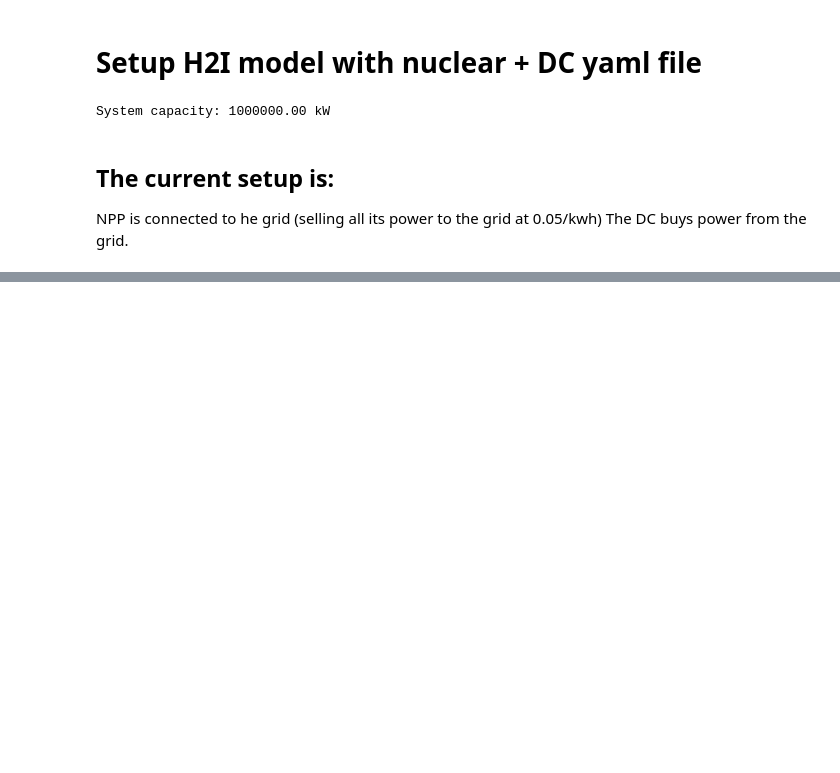
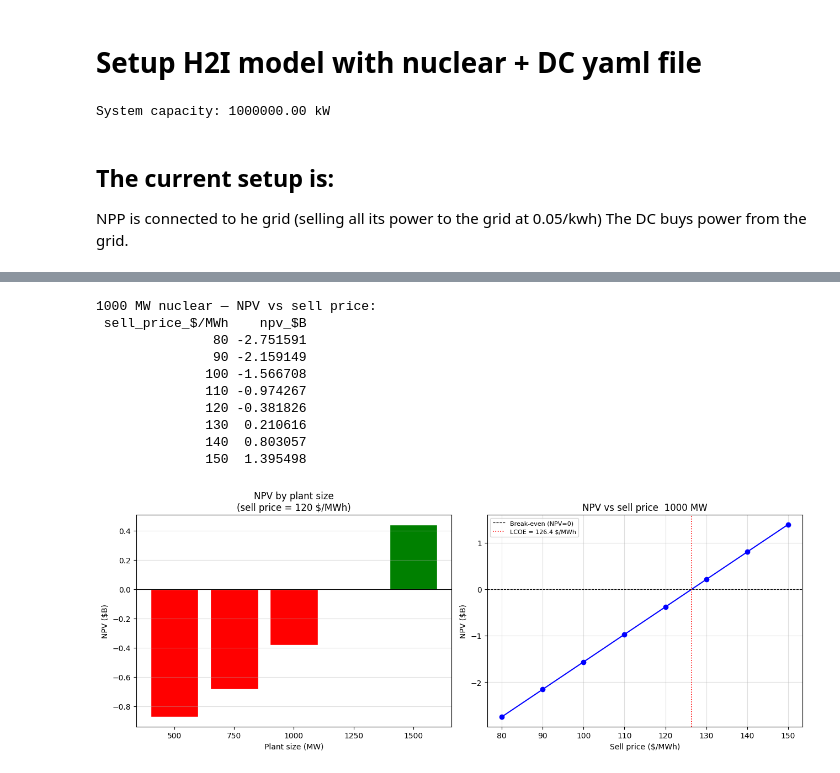
Before and after one commit to vijay092/H2Integrate, a Jupyter notebook: examples/32_nuclear_DC_case_1/run_nuclear_DC.ipynb, the cells around one changed output, grey strips where cells are left out. Saved outputs shown, nothing was run; the diff lists cells and outputs as text; code cells hidden in the pictures; blank space fills up the shorter version.

```diff
--- a/examples/32_nuclear_DC_case_1/run_nuclear_DC.ipynb
+++ b/examples/32_nuclear_DC_case_1/run_nuclear_DC.ipynb
@@ -248,0 +230,75 @@ FileNotFoundError: [Errno 2] No such file or directory: 'examples/32_nuclear_DC_
+# %%
+# ── NPV vs sell price at a fixed plant size ───────────────────────────────────
+fixed_capacity_mw = 1000
+fixed_capacity_kw = fixed_capacity_mw * 1000
+
+h2i.prob.set_val('nuclear.system_capacity',   fixed_capacity_kw, units='kW')
+h2i.prob.set_val('grid.interconnection_size', fixed_capacity_kw, units='kW')
+h2i.prob.set_val('nuclear.electricity_demand', np.full(8760, fixed_capacity_kw), units='kW')
+h2i.prob.set_val('grid.electricity_demand',    np.full(8760, 500_000), units='kW')
+
+sell_prices_mwh = [80, 90, 100, 110, 120, 130, 140, 150]
+price_sweep = []
+
+for sp_mwh in sell_prices_mwh:
+    sp_kwh = sp_mwh / 1000
+    h2i.prob.set_val('finance_subgroup_nuclear_npv.sell_price_electricity',
+                     sp_kwh, units='USD/(kW*h)')
+    h2i.run()
+    npv_b = h2i.prob.get_val('finance_subgroup_nuclear_npv.NPV_electricity', 'USD')[0] / 1e9
+    price_sweep.append({'sell_price_$/MWh': sp_mwh, 'npv_$B': npv_b})
+
+df_price = pd.DataFrame(price_sweep)
+print(f'\n{fixed_capacity_mw} MW nuclear — NPV vs sell price:')
+print(df_price.to_string(index=False))
+
+# ── Quick plots ───────────────────────────────────────────────────────────────
+import matplotlib.pyplot as plt
+import numpy as np
+
+fig, axes = plt.subplots(1, 2, figsize=(13, 5))
+
+# Left: NPV vs plant size
+ax = axes[0]
+sizes = df_npv['nuclear_mw'].values
+npvs  = df_npv['npv_$B'].values
+colors = ['green' if v >= 0 else 'red' for v in npvs]
+ax.bar(range(len(sizes)), npvs, color=colors, edgecolor='white')
+ax.axhline(0, color='black', lw=0.8)
+ax.set_xticks(range(len(sizes)))
+ax.set_xticklabels([f'{int(s)}' for s in sizes])
+ax.set_xlabel('Plant size (MW)')
+ax.set_ylabel('NPV ($B)')
+ax.set_title(f'NPV by plant size\n(sell price = {sell_price_kwh*1000:.0f} $/MWh)')
+ax.grid(axis='y', alpha=0.4)
+
+# Right: NPV vs sell price
+ax = axes[1]
+prices = df_price['sell_price_$/MWh'].values
+npvs2  = df_price['npv_$B'].values
+ax.plot(prices, npvs2, 'bo-', ms=6)
+ax.axhline(0, color='black', lw=0.8, ls='--', label='Break-even (NPV=0)')
+# Mark the LCOE
+lcoe_ref = df_npv.loc[df_npv['nuclear_mw'] == fixed_capacity_mw, 'lcoe_$/MWh'].values
+if len(lcoe_ref):
+    ax.axvline(lcoe_ref[0], color='red', lw=1.2, ls=':', label=f'LCOE = {lcoe_ref[0]:.1f} $/MWh')
+ax.set_xlabel('Sell price ($/MWh)')
+ax.set_ylabel('NPV ($B)')
+ax.set_title(f'NPV vs sell price  {fixed_capacity_mw} MW')
+ax.legend(fontsize=8)
+ax.grid(alpha=0.4)
+
+plt.tight_layout()
+plt.show()
+# %% [output]
+1000 MW nuclear — NPV vs sell price:
+ sell_price_$/MWh    npv_$B
+               80 -2.751591
+               90 -2.159149
+              100 -1.566708
+              110 -0.974267
+              120 -0.381826
+              130  0.210616
+              140  0.803057
+              150  1.395498
+[figure, added]
```
Also changed, not shown: parts of 11 cells of this notebook, 12 other files.
